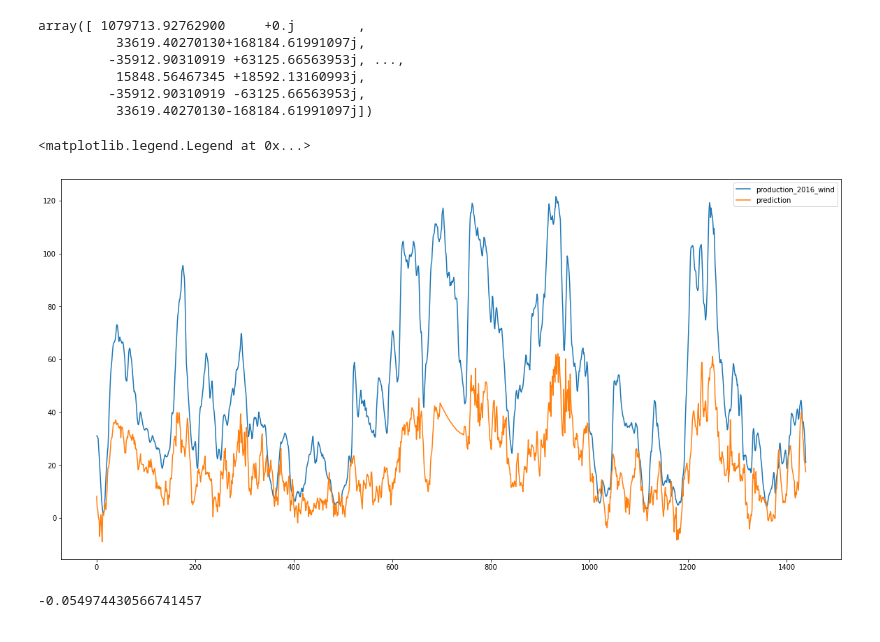
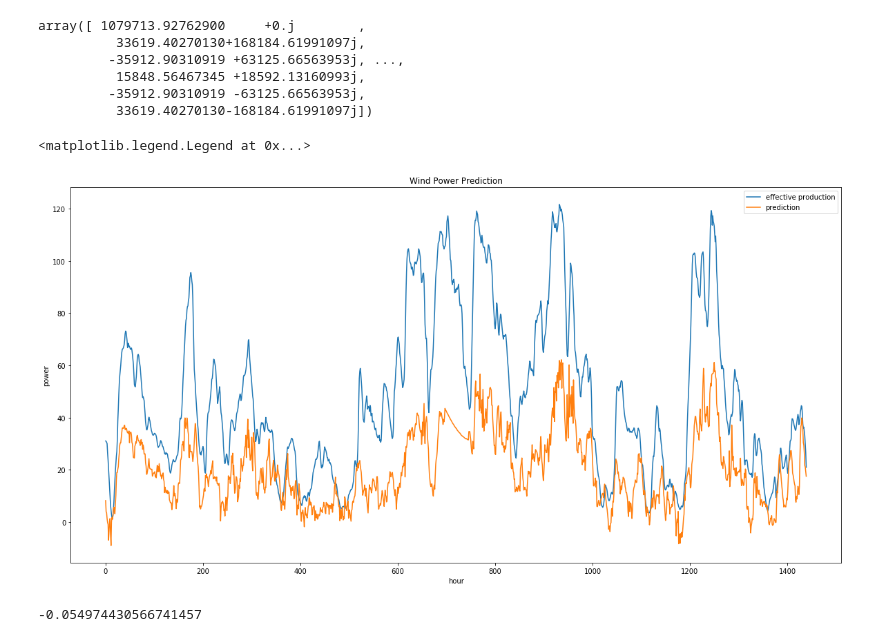
Before and after one commit to peveloper/hackenergy, a Jupyter notebook: Energy Production Prediction.ipynb, the cells around one changed output. Cells and saved outputs as stored; diff of their text form; code cells hidden in the pictures.

```diff
--- a/Energy Production Prediction.ipynb
+++ b/Energy Production Prediction.ipynb
@@ -118,12 +121,15 @@ regr.fit(x_train, y_train)
 wind_pred = regr.predict(x_test)
 # %%
 plt.figure(figsize=(20,10))
-plt.plot(y_test[:24*60], label='production_2016_wind')
+plt.title('Wind Power Prediction')
+plt.plot(y_test[:24*60], label='effective production')
 plt.plot(wind_pred[:24*60], label='prediction')
+plt.xlabel('hour')
+plt.ylabel('power')
 plt.legend()
 # %% [output]
 <matplotlib.legend.Legend at 0x...>
-[figure, old version]
+[figure, new version]
 # %%
 regr.score(x_test[1:], y_test)
 # %% [output]
```
Also changed, not shown: parts of 1 cell of this notebook, 5 other files.
